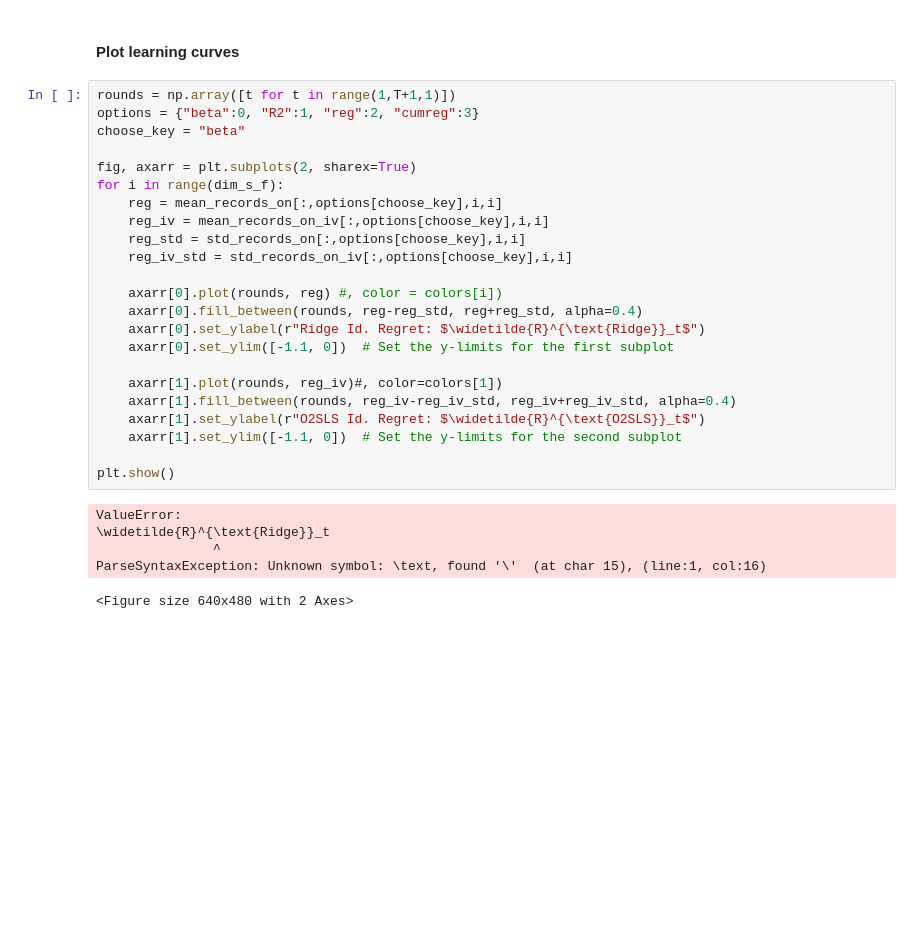
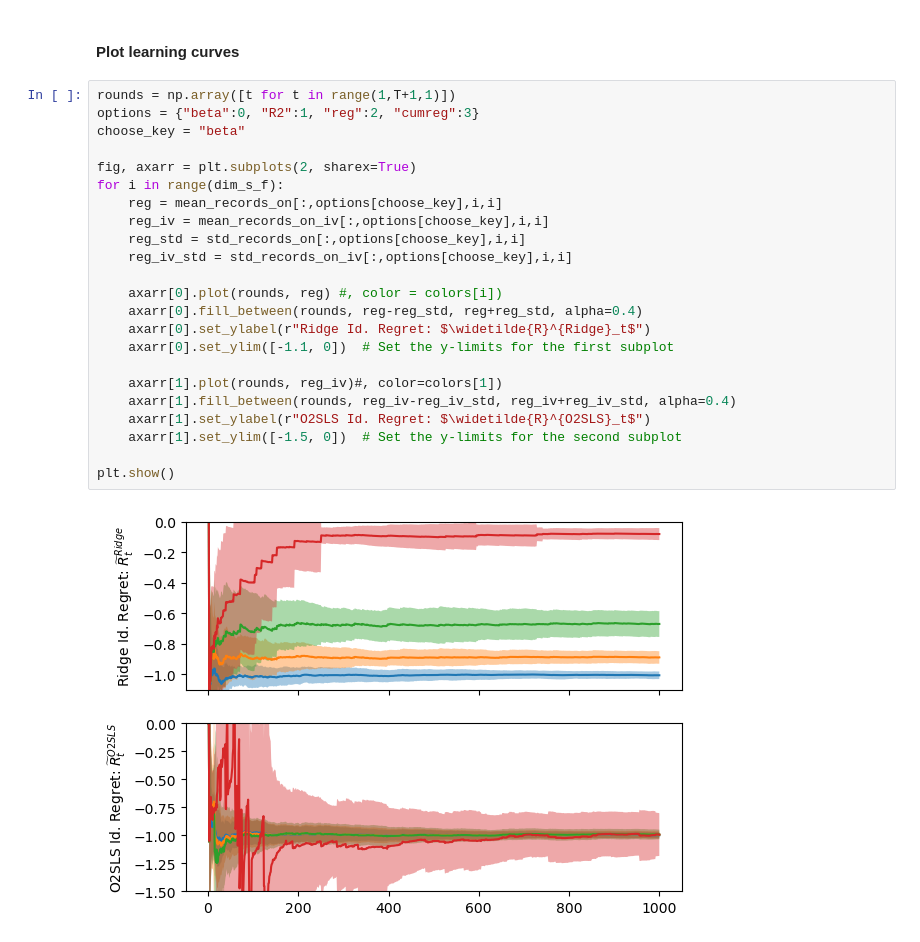
Before and after one commit to riccardodv/O2SLS-and-OFUL-IV, a Jupyter notebook: 2SLSOnline_RealData.ipynb, the cells around one changed output. Drawn from its saved outputs; the diff is of its cells as text; blank space fills up the shorter version.

Commit message:
fixes plots

```diff
--- a/2SLSOnline_RealData.ipynb
+++ b/2SLSOnline_RealData.ipynb
@@ -941,29 +941,25 @@ Text(792.3131313131312, 0.5, '$\\rho_S$')
 # %%
 rounds = np.array([t for t in range(1,T+1,1)])
 options = {"beta":0, "R2":1, "reg":2, "cumreg":3}
 choose_key = "beta"
 
 fig, axarr = plt.subplots(2, sharex=True)
 for i in range(dim_s_f):
     reg = mean_records_on[:,options[choose_key],i,i]
     reg_iv = mean_records_on_iv[:,options[choose_key],i,i]
     reg_std = std_records_on[:,options[choose_key],i,i]
     reg_iv_std = std_records_on_iv[:,options[choose_key],i,i]
 
     axarr[0].plot(rounds, reg) #, color = colors[i])
     axarr[0].fill_between(rounds, reg-reg_std, reg+reg_std, alpha=0.4)
-    axarr[0].set_ylabel(r"Ridge Id. Regret: $\widetilde{R}^{\text{Ridge}}_t$")
+    axarr[0].set_ylabel(r"Ridge Id. Regret: $\widetilde{R}^{Ridge}_t$")
     axarr[0].set_ylim([-1.1, 0])  # Set the y-limits for the first subplot
 
     axarr[1].plot(rounds, reg_iv)#, color=colors[1])
     axarr[1].fill_between(rounds, reg_iv-reg_iv_std, reg_iv+reg_iv_std, alpha=0.4)
-    axarr[1].set_ylabel(r"O2SLS Id. Regret: $\widetilde{R}^{\text{O2SLS}}_t$")
-    axarr[1].set_ylim([-1.1, 0])  # Set the y-limits for the second subplot
+    axarr[1].set_ylabel(r"O2SLS Id. Regret: $\widetilde{R}^{O2SLS}_t$")
+    axarr[1].set_ylim([-1.5, 0])  # Set the y-limits for the second subplot
 
 plt.show()
 # %% [output]
-ValueError:
-\widetilde{R}^{\text{Ridge}}_t
-               ^
-ParseSyntaxException: Unknown symbol: \text, found '\'  (at char 15), (line:1, col:16)
-<Figure size 640x480 with 2 Axes>
+[figure, added]
```
